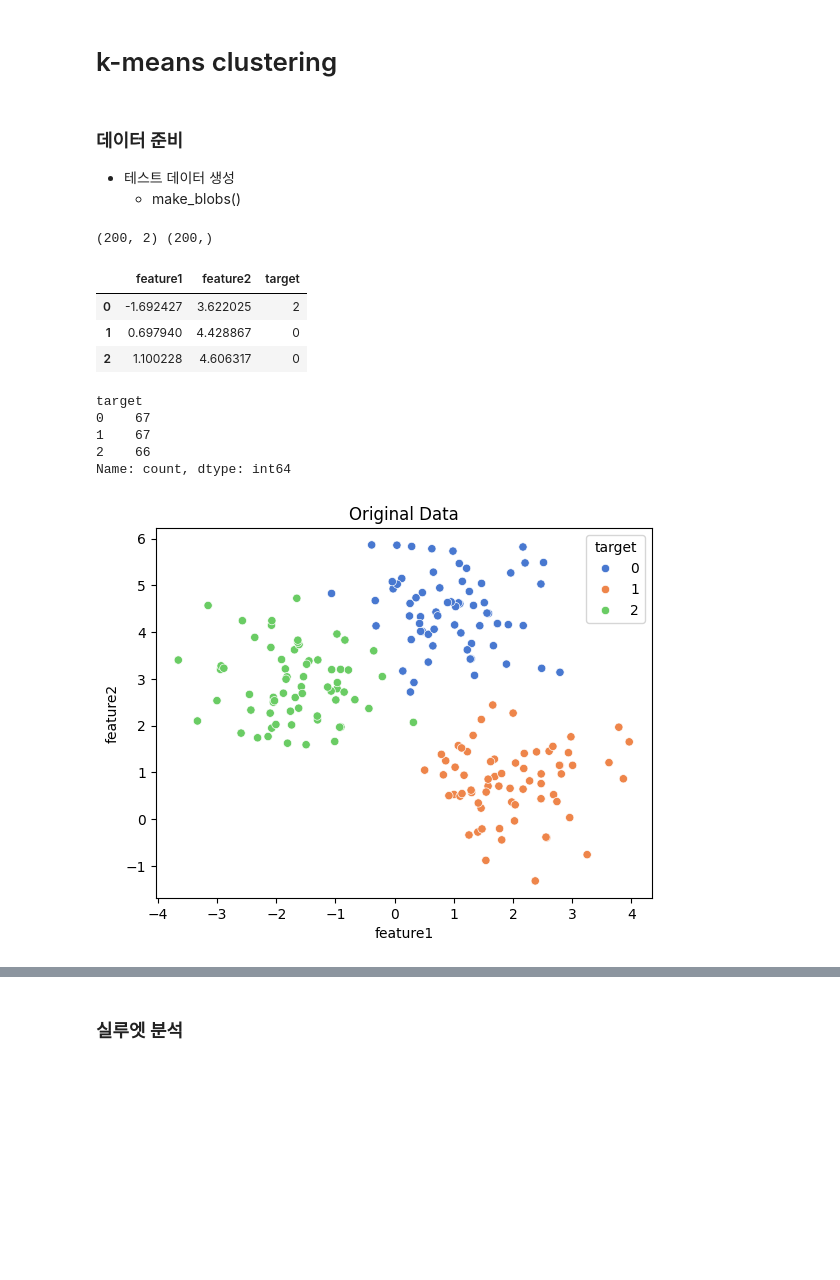
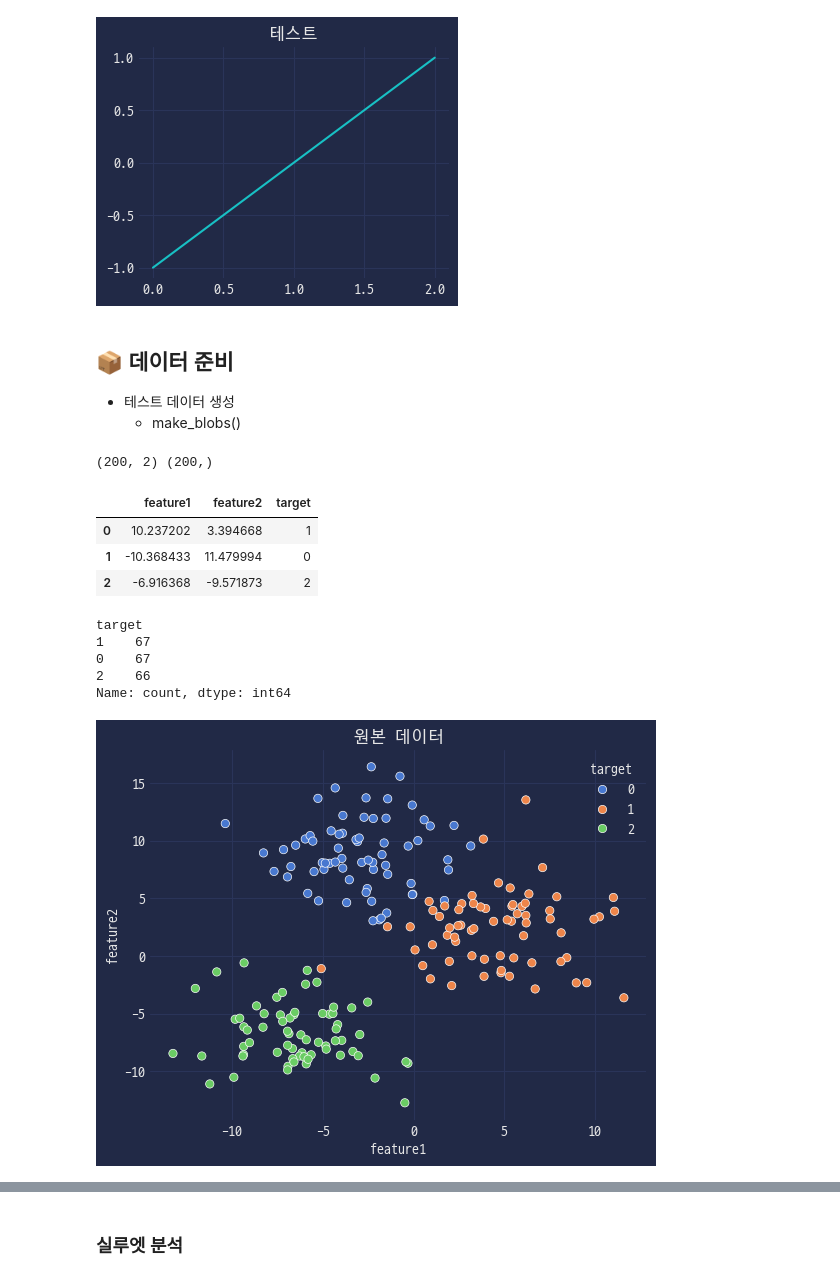
Before and after one commit to zer0ken/ms-ai-school, a Jupyter notebook: clustering/20_군집화_실습_원본.ipynb, the cells around one changed output, grey strips where cells are left out. Saved outputs shown, nothing was run; the diff lists cells and outputs as text; code cells hidden in the pictures; blank space fills up the shorter version.

```diff
--- a/clustering/20_군집화_실습_원본.ipynb
+++ b/clustering/20_군집화_실습_원본.ipynb
@@ -4,10 +15,21 @@ import pandas as pd
 import numpy as np
 import matplotlib.pyplot as plt
 import seaborn as sns
+
+# Thanks to **dhaitz**!
+plt.style.use('https://github.com/dhaitz/matplotlib-stylesheets/raw/master/pitayasmoothie-dark.mplstyle')
+
+# 한글폰트 설정
+import matplotlib as mpl
+mpl.rc('font', family='D2Coding')
+mpl.rcParams['axes.unicode_minus'] = False
+
+pd.Series([-1,0,1]).plot(figsize=(4,3), title='테스트')
+plt.show()
+# %% [output]
+[figure, added]
-# %% [markdown]
-# k-means clustering
 # %% [markdown]
-### 데이터 준비
+## 📦 데이터 준비
 * 테스트 데이터 생성
     * make_blobs()
 # %%
@@ -16,8 +38,8 @@ from sklearn.datasets import make_blobs
 features, targets = make_blobs(n_samples=200,
                     n_features=2,
                     centers=3,
-                    cluster_std=0.8,
-                    random_state=0)
+                    cluster_std=3.0,
+                    random_state=42)
 
 print(features.shape, targets.shape)
 # %% [output]
@@ -29,23 +51,23 @@ cluster_df['target'] = targets
 cluster_df.head(3)
 # %% [output]
 |  | feature1 | feature2 | target |
-| 0 | -1.692427 | 3.622025 | 2 |
-| 1 | 0.697940 | 4.428867 | 0 |
-| 2 | 1.100228 | 4.606317 | 0 |
+| 0 | 10.237202 | 3.394668 | 1 |
+| 1 | -10.368433 | 11.479994 | 0 |
+| 2 | -6.916368 | -9.571873 | 2 |
 # %%
 # target 데이터의 빈도수
 cluster_df['target'].value_counts()
 # %% [output]
 target
+1    67
 0    67
-1    67
 2    66
 Name: count, dtype: int64
 # %%
 # 데이터 시각화
-sns.scatterplot(data=cluster_df, x='feature1', y='feature2',
-                hue='target', palette='muted');
-plt.title('Original Data');
+sns.scatterplot(data=cluster_df, x='feature1', y='feature2', hue='target', palette='muted')
+plt.title('원본 데이터')
+plt.show()
 # %% [output]
-[figure, old version]
+[figure, new version]
 # %% [markdown]
```
Also changed, not shown: parts of 15 cells of this notebook, 1 other file.
